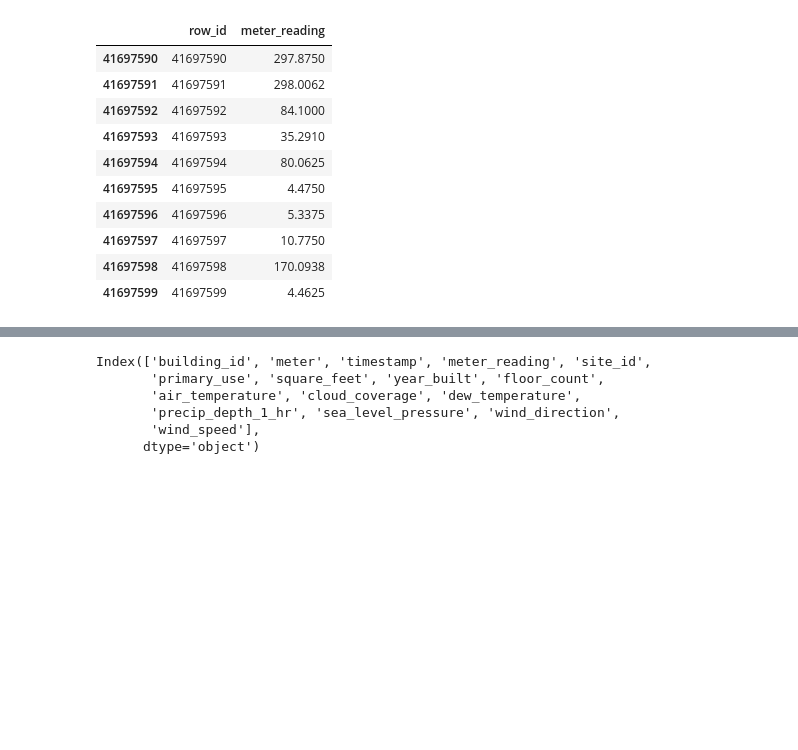
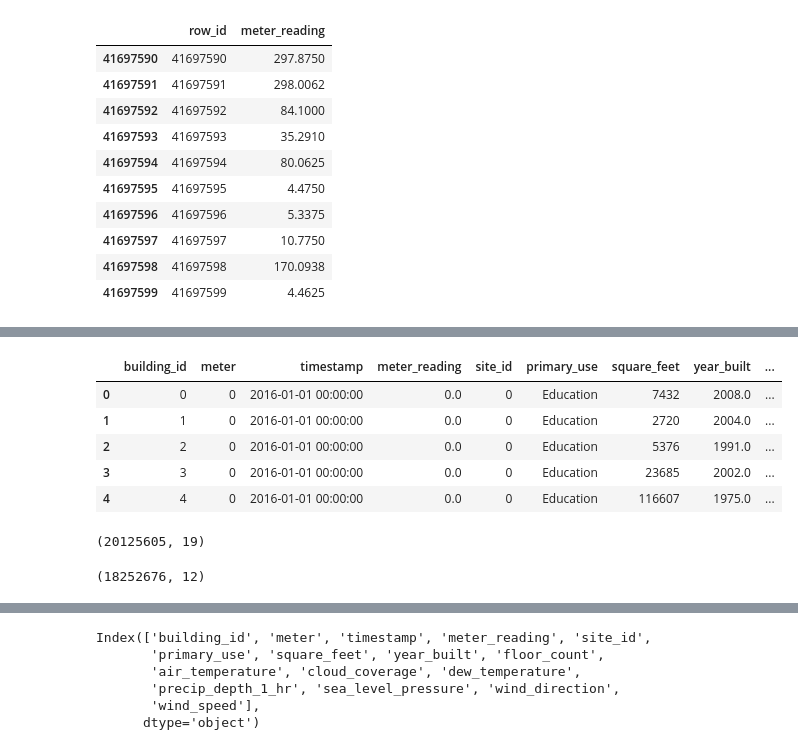
Before and after one commit to rupalisaini/energypredictor, a Jupyter notebook: energypredictor.ipynb, the cells around one changed output, grey strips where cells are left out. Saved outputs shown, nothing was run; the diff lists cells and outputs as text; code cells hidden in the pictures; blank space fills up the shorter version.

```diff
--- a/energypredictor.ipynb
+++ b/energypredictor.ipynb
@@ -815,0 +820,14 @@ dtr1results.to_csv("results/decisionTreeRegressor02_merged.csv", index=False)
+# %%
+energyTrain = pd.read_csv("energy/train.csv")
+bldgData = pd.read_csv("energy/building_metadata.csv")
+weatherTrain = pd.read_csv("energy/weather_train.csv")
+
+trainJoinBldg = pd.merge(energyTrain, bldgData, on='building_id')
+fullTraining = pd.merge(trainJoinBldg, weatherTrain, on=['site_id', 'timestamp'])
+
+del energyTrain
+del bldgData
+del weatherTrain
+del trainJoinBldg
+
+print(fullTraining.shape)
@@ -815,0 +842,18 @@ dtr1results.to_csv("results/decisionTreeRegressor02_merged.csv", index=False)
+# %%
+fullTraining["hour"] = ""
+fullTraining["month"] = ""
+fullTraining["dayOfWeek"] = ""
+
+counter = 0
+oldPercent = 0.
+for i, row in fullTraining.iterrows():
+    fullTraining.at[i,'hour'] = row['timestamp'].split(" ")[1]
+    date = datetime.datetime.strptime(row['timestamp'], '%Y-%m-%d %H:%M:%S')
+    fullTraining.at[i,'month'] = date.strftime('%b')
+    fullTraining.at[i,'dayOfWeek'] = str(date.weekday())
+
+    counter += 1
+    percent = 100. * counter / 20125605
+    if percent - oldPercent > 1:
+        print('{0:.2f}'.format(percent))
+        oldPercent = percent
@@ -815,0 +878,14 @@ dtr1results.to_csv("results/decisionTreeRegressor02_merged.csv", index=False)
+# %%
+fullTraining.head(5)
+# %% [output]
+|  | building_id | meter | timestamp | meter_reading | site_id | primary_use | square_feet | year_built | ... |
+| 0 | 0 | 0 | 2016-01-01 00:00:00 | 0.0 | 0 | Education | 7432 | 2008.0 | ... |
+| 1 | 1 | 0 | 2016-01-01 00:00:00 | 0.0 | 0 | Education | 2720 | 2004.0 | ... |
+| 2 | 2 | 0 | 2016-01-01 00:00:00 | 0.0 | 0 | Education | 5376 | 1991.0 | ... |
+| 3 | 3 | 0 | 2016-01-01 00:00:00 | 0.0 | 0 | Education | 23685 | 2002.0 | ... |
+| 4 | 4 | 0 | 2016-01-01 00:00:00 | 0.0 | 0 | Education | 116607 | 1975.0 | ... |
+# %%
+print(fullTraining.shape)
+fullTraining.to_csv("custom/FULL_hourMonthDayofweek.csv")
+# %% [output]
+(20125605, 19)
@@ -815,0 +894,15 @@ dtr1results.to_csv("results/decisionTreeRegressor02_merged.csv", index=False)
+# %%
+fullTraining = fullTraining[fullTraining.meter_reading != 0.0]
+fullTraining = fullTraining[pd.notnull(fullTraining['air_temperature'])]
+fullTraining.drop("timestamp", axis=1, inplace=True)
+fullTraining.drop("site_id", axis=1, inplace=True)
+fullTraining.drop("primary_use", axis=1, inplace=True)
+fullTraining.drop("square_feet", axis=1, inplace=True)
+fullTraining.drop("year_built", axis=1, inplace=True)
+fullTraining.drop("floor_count", axis=1, inplace=True)
+fullTraining.drop("sea_level_pressure", axis=1, inplace=True)
+fullTraining.drop("dew_temperature", axis=1, inplace=True)
+fullTraining.fillna(0, inplace=True)
+print(fullTraining.shape)
+# %% [output]
+(18252676, 12)
```
Also changed, not shown: parts of 28 cells of this notebook.
